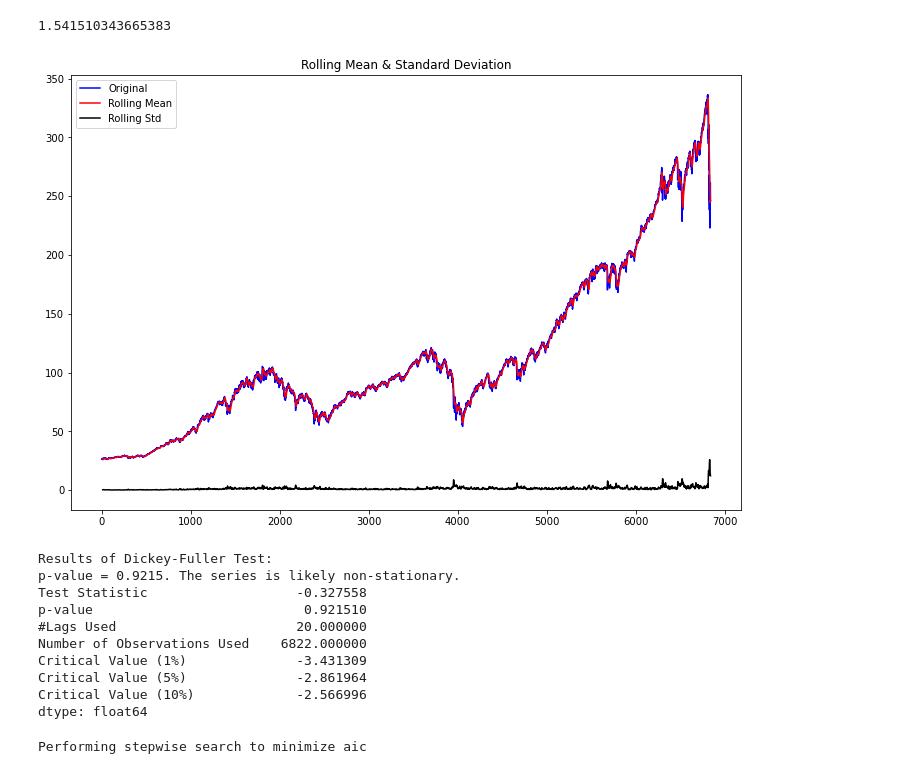
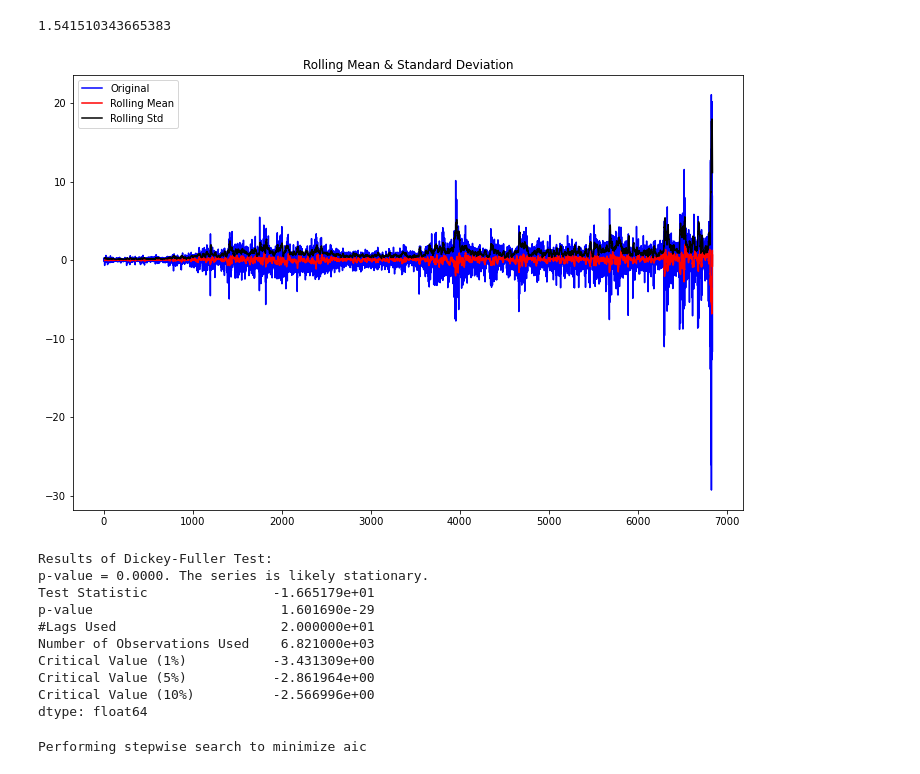
Before and after one commit to bsamaha/SPY-Time-Series-Predictions, a Jupyter notebook: Time Series Forecasting of ETFs.ipynb, the cells around one changed output. Cells and saved outputs as stored; diff of their text form; code cells hidden in the pictures.

```diff
--- a/Time Series Forecasting of ETFs.ipynb
+++ b/Time Series Forecasting of ETFs.ipynb
@@ -411,49 +425,22 @@ residuals.drop(residuals.columns[0], axis=1, inplace=True)
 np.abs(residuals[0][split_time - 1:]).mean()
 # %% [output]
 1.541510343665383
-# %%
-def test_stationarity(timeseries, window = 12, cutoff = 0.01):
-
-    #Determing rolling statistics
-    rolmean = timeseries.rolling(window).mean()
-    rolstd = timeseries.rolling(window).std()
-
-    #Plot rolling statistics:
-    fig = plt.figure(figsize=(12, 8))
-    orig = plt.plot(timeseries, color='blue',label='Original')
-    mean = plt.plot(rolmean, color='red', label='Rolling Mean')
-    std = plt.plot(rolstd, color='black', label = 'Rolling Std')
-    plt.legend(loc='best')
-    plt.title('Rolling Mean & Standard Deviation')
-    plt.show()
-
-    #Perform Dickey-Fuller test:
-    print('Results of Dickey-Fuller Test:')
-    dftest = adfuller(timeseries, autolag='AIC', maxlag = 20 )
-    dfoutput = pd.Series(dftest[0:4], index=['Test Statistic','p-value','#Lags Used','Number of Observations Used'])
-    for key,value in dftest[4].items():
-        dfoutput['Critical Value (%s)'%key] = value
-    pvalue = dftest[1]
-    if pvalue < cutoff:
-        print('p-value = %.4f. The series is likely stationary.' % pvalue)
-    else:
-        print('p-value = %.4f. The series is likely non-stationary.' % pvalue)
-
-    print(dfoutput)
+# %%
+test_stationarity(spy_close_diff_1)
+# %% [output]
+[figure, added]
+Results of Dickey-Fuller Test:
+p-value = 0.0000. The series is likely stationary.
+Test Statistic                -1.665179e+01
+p-value                        1.601690e-29
+#Lags Used                     2.000000e+01
+Number of Observations Used    6.821000e+03
+Critical Value (1%)           -3.431309e+00
+Critical Value (5%)           -2.861964e+00
+Critical Value (10%)          -2.566996e+00
+dtype: float64
 # %%
 test_stationarity(spy['Adj Close'])
-# %% [output]
-[figure, removed]
-Results of Dickey-Fuller Test:
-p-value = 0.9215. The series is likely non-stationary.
-Test Statistic                   -0.327558
-p-value                           0.921510
-#Lags Used                       20.000000
-Number of Observations Used    6822.000000
-Critical Value (1%)              -3.431309
-Critical Value (5%)              -2.861964
-Critical Value (10%)             -2.566996
-dtype: float64
 # %%
 # Fit auto_arima function to AirPassengers dataset
 stepwise_fit = auto_arima(spy['Adj Close'], start_p = 1, start_q = 1,
```
Also changed, not shown: parts of 3 cells of this notebook.
